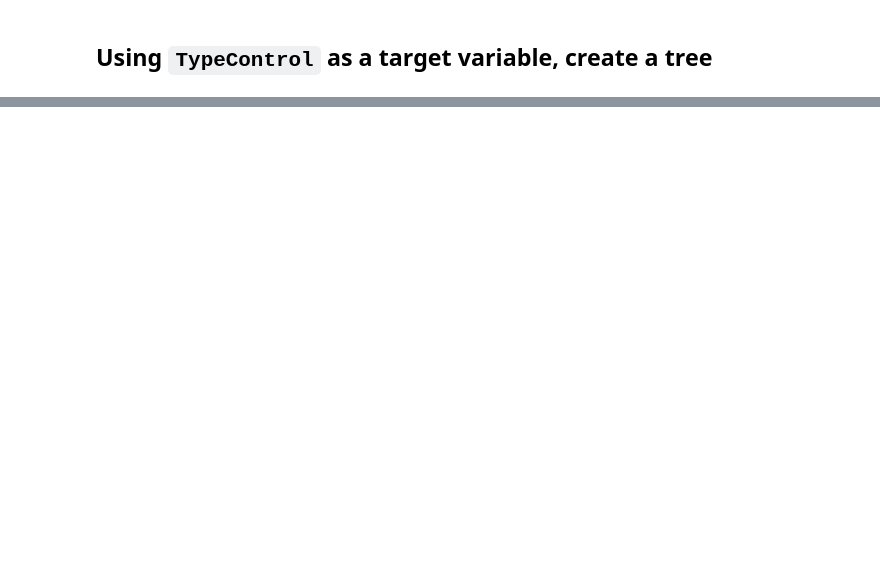
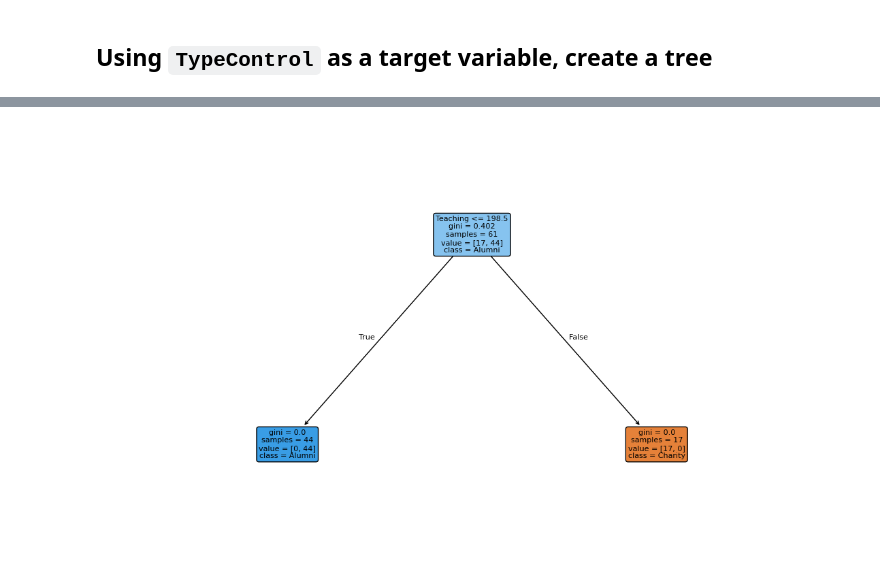
Before and after one commit to TheUltimateFishstick/week10labs, a Jupyter notebook: 10_Independent_Lab_Morgan.ipynb, the cells around one changed output, grey strips where cells are left out. Saved outputs shown, nothing was run; the diff lists cells and outputs as text; code cells hidden in the pictures; blank space fills up the shorter version.

```diff
--- a/10_Independent_Lab_Morgan.ipynb
+++ b/10_Independent_Lab_Morgan.ipynb
@@ -274,0 +292,13 @@ plt.show()
+# %%
+#That same classification tree - loooong arrows version.
+
+# visualize tree
+plt.figure(figsize=(14,8))  # set plot size (denoted in inches)
+tree.plot_tree(tree_model_5,
+                feature_names=col_names,
+                class_names=cls_names,
+                filled=True, rounded=True,
+                fontsize=8)
+plt.show()
+# %% [output]
+[figure, added]
```
Also changed, not shown: parts of 18 cells of this notebook.
